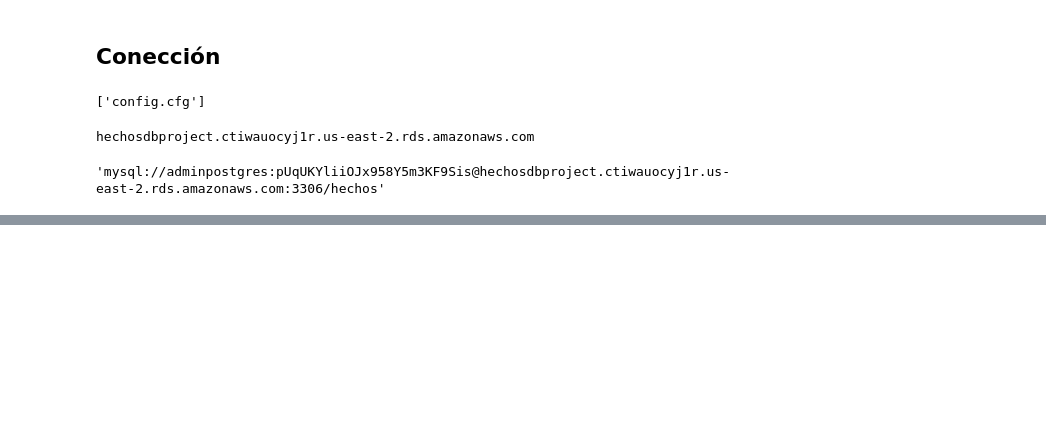
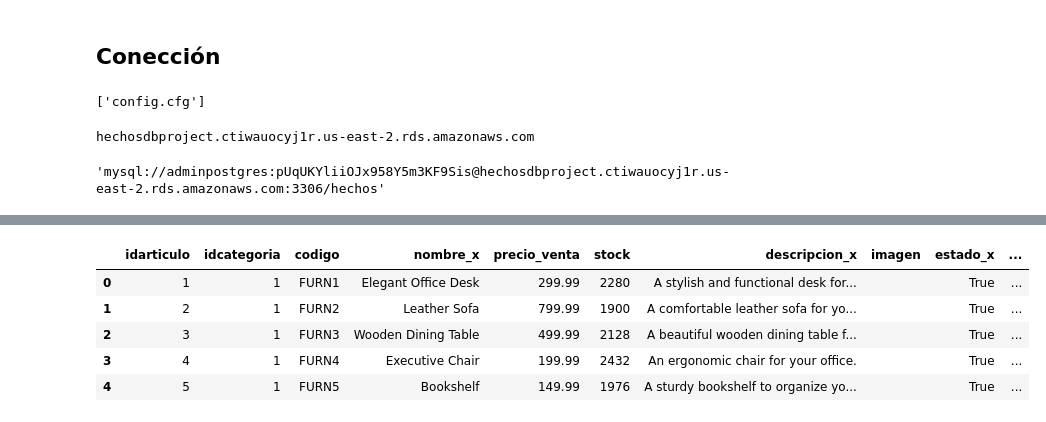
Before and after one commit to 1Dore/EComerce-ETL-AWS, a Jupyter notebook: python notebooks/Insertas_Hechos.ipynb, the cells around one changed output, grey strips where cells are left out. Saved outputs shown, nothing was run; the diff lists cells and outputs as text; code cells hidden in the pictures; blank space fills up the shorter version.

```diff
--- a/python notebooks/Insertas_Hechos.ipynb
+++ b/python notebooks/Insertas_Hechos.ipynb
@@ -36,3 +35,6 @@ def insertData2SQL(data_dict, table_name, driver):
         print(f'Se han insertado {response} nuevos registros')
     except Exception as ex:
         print('Error!!!', ex)
+# %%
+postgres_driver = 'postgresql://ecomercedb:xi0iCRebLPEraW6f9C8U@ecomercedb.ctiwauocyj1r.us-east-2.rds.amazonaws.com:5432/ecomerce'
+postgres_driver
@@ -38,0 +45,4 @@ def insertData2SQL(data_dict, table_name, driver):
+# %%
+sql_query = "select * from articulo"
+df_articulo = pd.read_sql(sql_query, postgres_driver)
+df_articulo.head()
@@ -38,0 +56,4 @@ def insertData2SQL(data_dict, table_name, driver):
+# %%
+sql_query = "select * from categoria"
+df_categoria = pd.read_sql(sql_query, postgres_driver)
+df_categoria.head()
@@ -38,0 +67,10 @@ def insertData2SQL(data_dict, table_name, driver):
+# %%
+df_categoria_articulo = df_articulo.merge(df_categoria, on = 'idcategoria', how = 'inner')
+df_categoria_articulo.head()
+# %% [output]
+|  | idarticulo | idcategoria | codigo | nombre_x | precio_venta | stock | descripcion_x | imagen | estado_x | ... |
+| 0 | 1 | 1 | FURN1 | Elegant Office Desk | 299.99 | 2280 | A stylish and functional desk for... |  | True | ... |
+| 1 | 2 | 1 | FURN2 | Leather Sofa | 799.99 | 1900 | A comfortable leather sofa for yo... |  | True | ... |
+| 2 | 3 | 1 | FURN3 | Wooden Dining Table | 499.99 | 2128 | A beautiful wooden dining table f... |  | True | ... |
+| 3 | 4 | 1 | FURN4 | Executive Chair | 199.99 | 2432 | An ergonomic chair for your office. |  | True | ... |
+| 4 | 5 | 1 | FURN5 | Bookshelf | 149.99 | 1976 | A sturdy bookshelf to organize yo... |  | True | ... |
```
Also changed, not shown: parts of 18 cells of this notebook, 5 other files.
